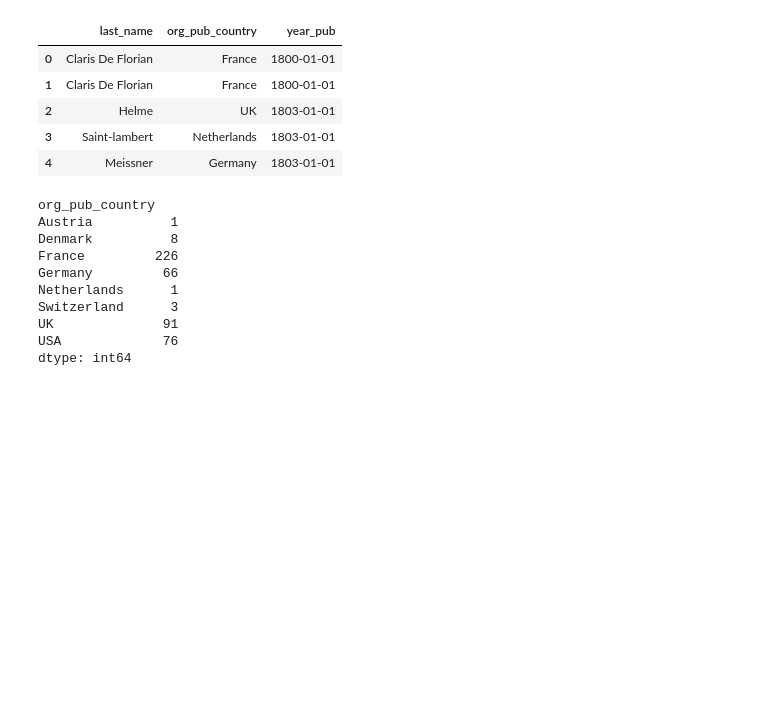
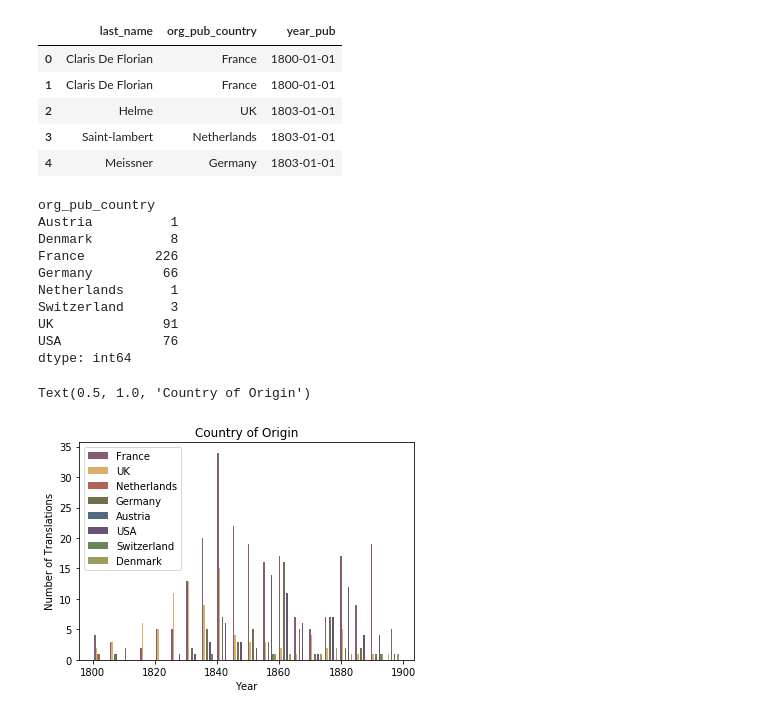
Before and after one commit to rmillerpratt/Anxiety-of-Influence, a Jupyter notebook: Anxiety of Influence.ipynb, the cells around one changed output. Cells and saved outputs as stored; diff of their text form; code cells hidden in the pictures; blank space fills up the shorter version.

```diff
--- a/Anxiety of Influence.ipynb
+++ b/Anxiety of Influence.ipynb
@@ -143,3 +148,28 @@ Switzerland      3
 UK              91
 USA             76
 dtype: int64
+# %%
+# Histogram showing the number of publications by country
+
+x1 = list(translist[translist['org_pub_country'] == 'France']['year_pub'])
+x2 = list(translist[translist['org_pub_country'] == 'UK']['year_pub'])
+x3 = list(translist[translist['org_pub_country'] == 'Netherlands']['year_pub'])
+x4 = list(translist[translist['org_pub_country'] == 'Germany']['year_pub'])
+x5 = list(translist[translist['org_pub_country'] == 'Austria']['year_pub'])
+x6 = list(translist[translist['org_pub_country'] == 'USA']['year_pub'])
+x7 = list(translist[translist['org_pub_country'] == 'Switzerland']['year_pub'])
+x8 = list(translist[translist['org_pub_country'] == 'Denmark']['year_pub'])
+
+colors = ['#855C75', '#D9AF6B', '#AF6458', '#736F4C', '#526A83', '#625377', '#68855C', '#9C9C5E']
+names = ['France', 'UK', 'Netherlands', 'Germany','Austria', 'USA','Switzerland', 'Denmark']
+
+plt.hist([x1, x2, x3, x4, x5 , x6, x7, x8], bins = 20,
+         color = colors, label=names)
+
+plt.legend()
+plt.xlabel('Year')
+plt.ylabel('Number of Translations')
+plt.title('Country of Origin')
+# %% [output]
+Text(0.5, 1.0, 'Country of Origin')
+[figure, added]
```
Also changed, not shown: parts of 7 cells of this notebook, 1 other file.
